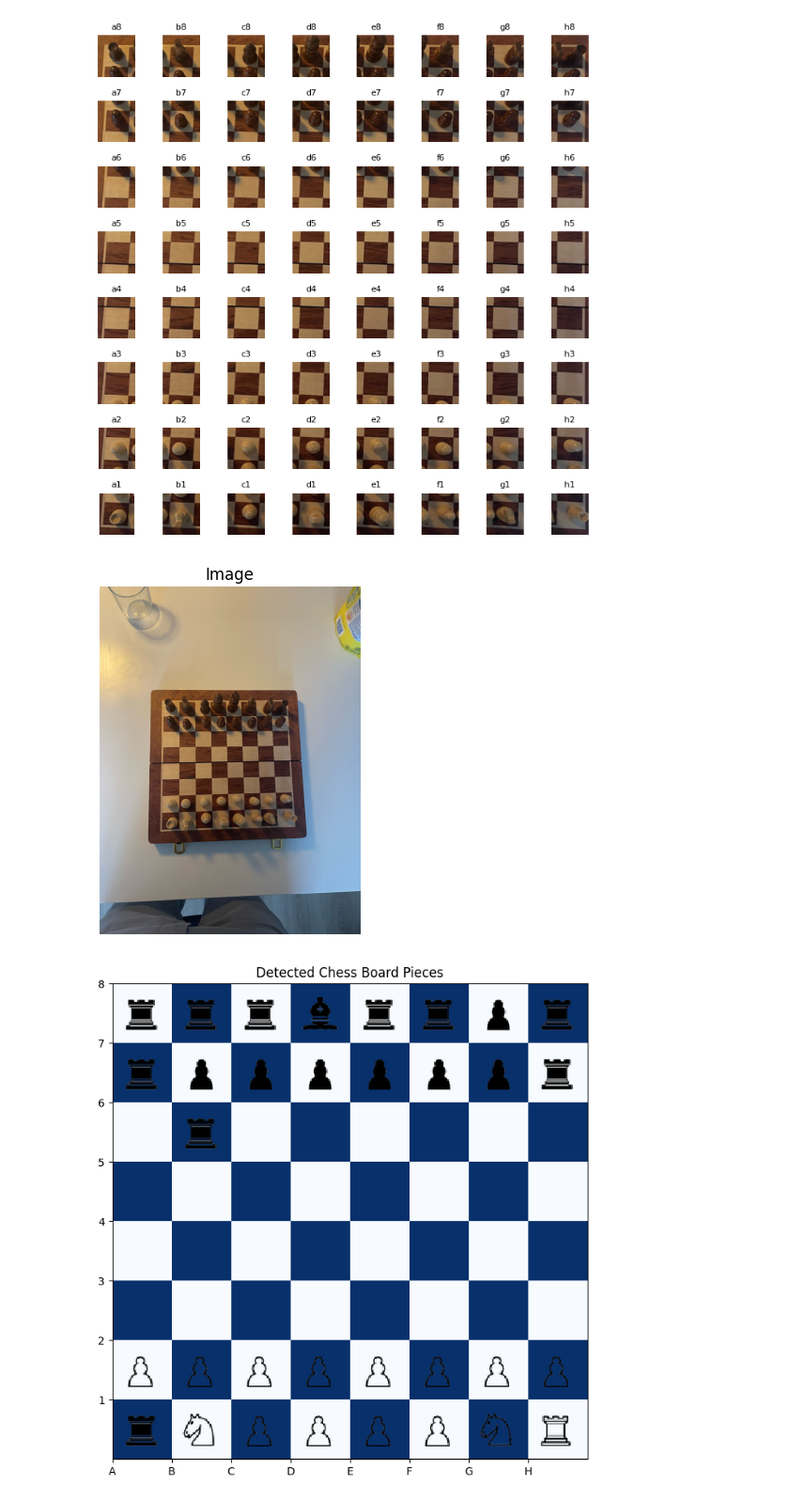
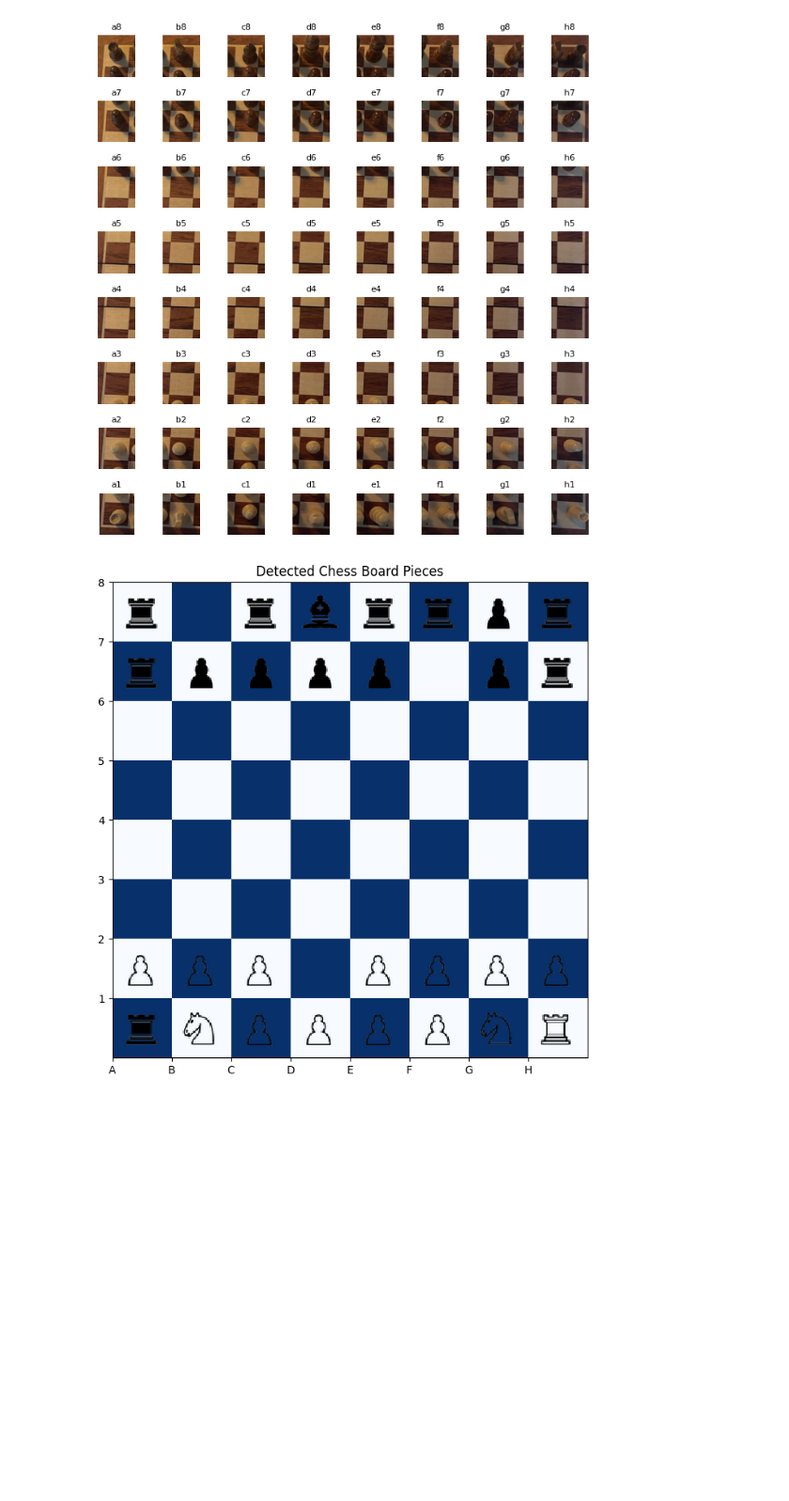
Before and after one commit to louislhotte/chess-computer-vision, a Jupyter notebook: app_v2.ipynb, the cells around one changed output. Shown at 94% size. Drawn from its saved outputs; the diff is of its cells as text; code cells hidden in the pictures; blank space fills up the shorter version.

Commit message:
new images

```diff
--- a/app_v2.ipynb
+++ b/app_v2.ipynb
@@ -582,8 +582,15 @@ def classify_board_cells(cell_images, reference_embeddings):
         similarities = {
             label: cosine_similarity(emb, ref_emb) for label, ref_emb in reference_embeddings.items()
         }
-        best_match = max(similarities, key=similarities.get)
-        results.append(best_match)
+        top3 = sorted(similarities.items(), key=lambda x: x[1], reverse=True)[:3]
+        top3_labels = [label for label, _ in top3]
+        label_counts = Counter(top3_labels)
+        most_common = label_counts.most_common(1)[0]
+        if most_common[1] > 1:
+            final_label = most_common[0]
+        else:
+            final_label = top3_labels[0]
+        results.append(final_label)
     return results
 
 # --- Chess notation helper ---
@@ -715,12 +722,10 @@ show_cells(board_mapping, fig_length=7, fig_height=7)
 # %% [output]
 [figure]
 # %%
-show_image_rgb(image)
 asset_folder = "./assets"
 cells = extract_labeled_cells_from_dict(board_mapping)
 reference_embeddings = load_reference_embeddings(asset_folder)
 classified_labels = classify_board_cells(cells, reference_embeddings)
 visualize_board(classified_labels)
 # %% [output]
-[figure, old version]
+[figure, new version]
-[figure, removed]
```
Also changed, not shown: parts of 1 cell of this notebook, 17 other files.
